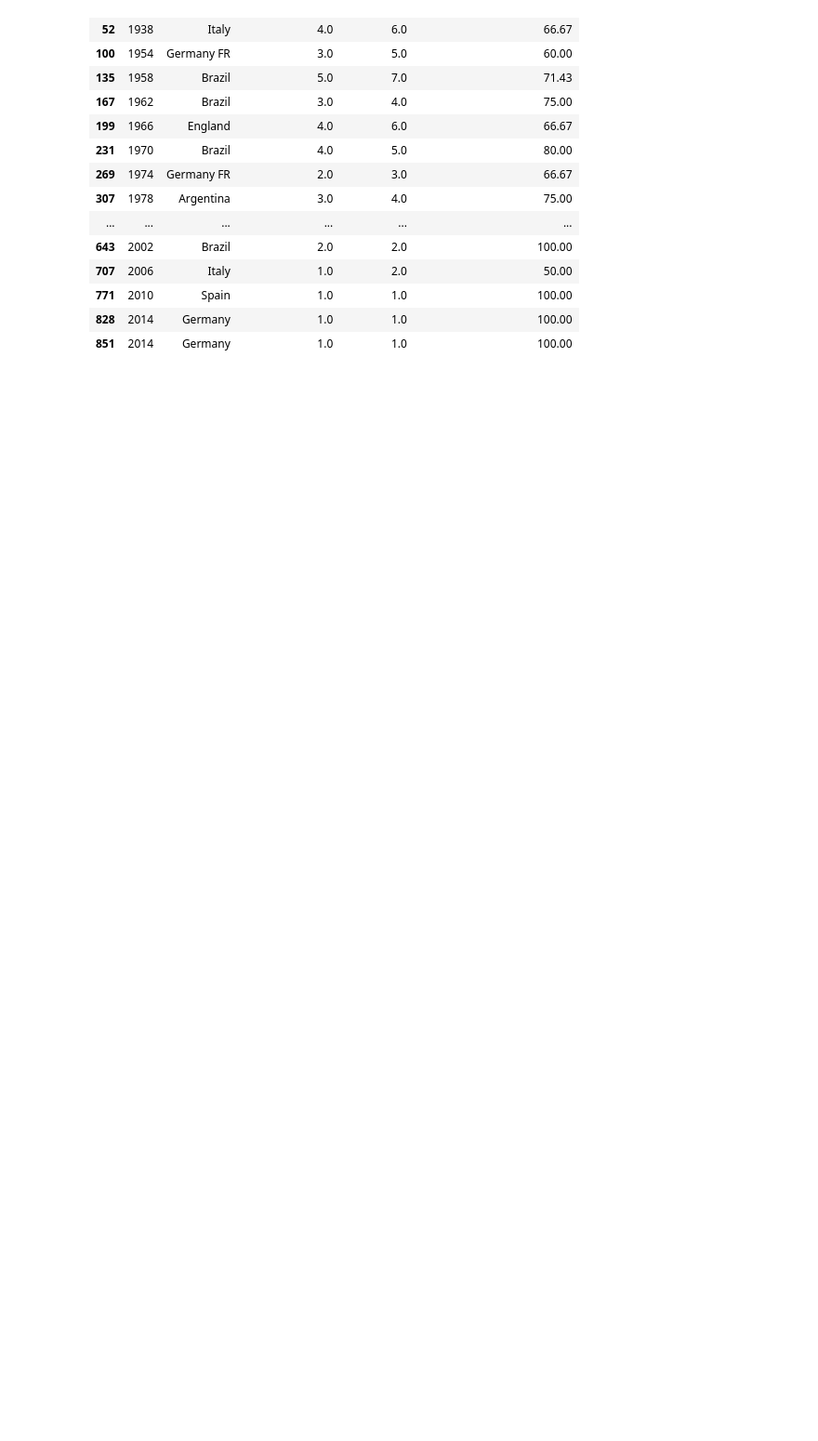
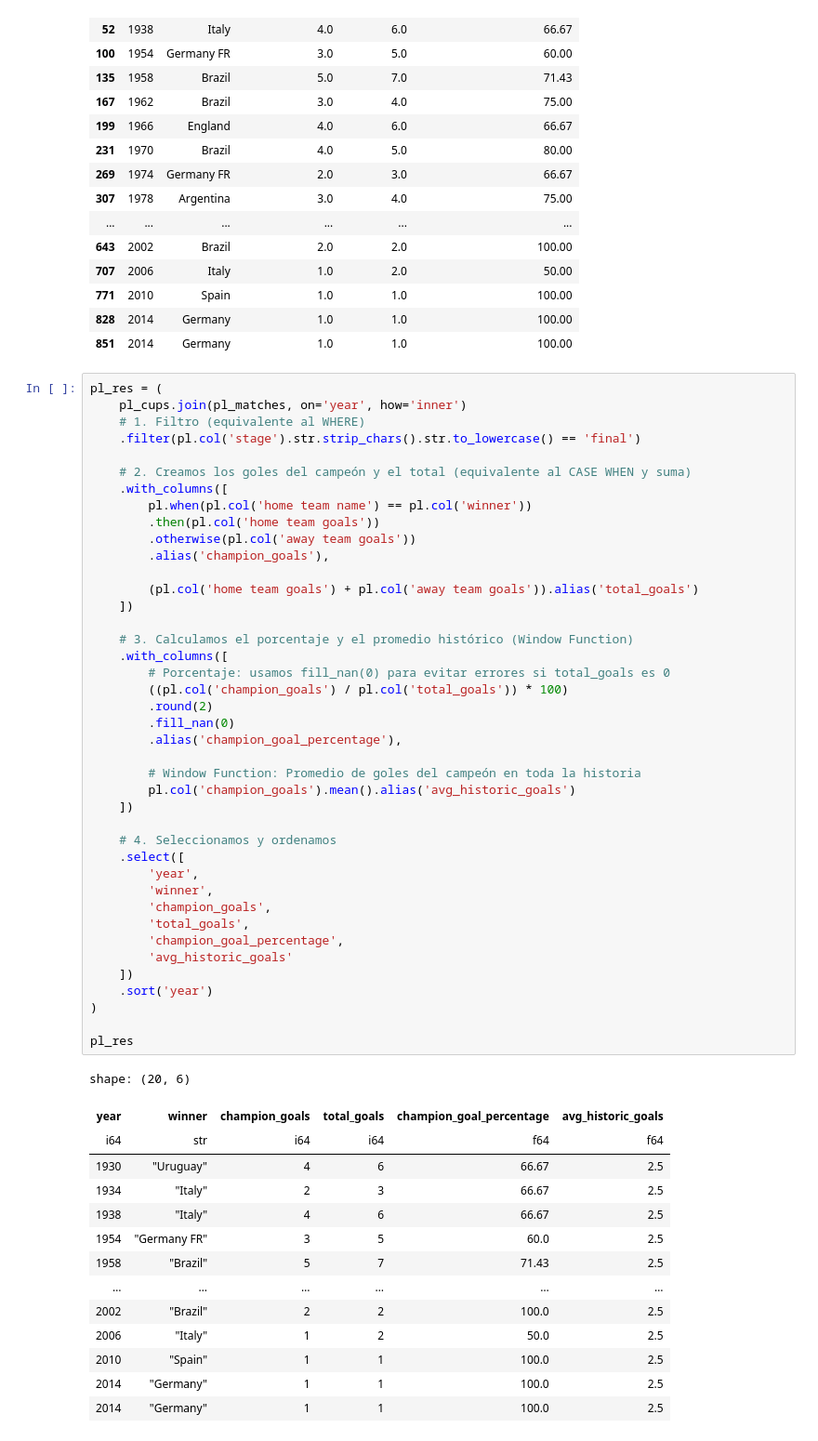
Before and after one commit to jcampillay8/Practica_Python_SQL, a Jupyter notebook: Fifa/001_fifa.ipynb, the cells around one changed output. Shown at 93% size. Saved outputs shown, nothing was run; the diff lists cells and outputs as text; blank space fills up the shorter version.

```diff
--- a/Fifa/001_fifa.ipynb
+++ b/Fifa/001_fifa.ipynb
@@ -721,3 +721,59 @@ res_final
 | 771 | 2010 | Spain | 1.0 | 1.0 | 100.00 |
 | 828 | 2014 | Germany | 1.0 | 1.0 | 100.00 |
 | 851 | 2014 | Germany | 1.0 | 1.0 | 100.00 |
+# %%
+pl_res = (
+    pl_cups.join(pl_matches, on='year', how='inner')
+    # 1. Filtro (equivalente al WHERE)
+    .filter(pl.col('stage').str.strip_chars().str.to_lowercase() == 'final')
+
+    # 2. Creamos los goles del campeón y el total (equivalente al CASE WHEN y suma)
+    .with_columns([
+        pl.when(pl.col('home team name') == pl.col('winner'))
+        .then(pl.col('home team goals'))
+        .otherwise(pl.col('away team goals'))
+        .alias('champion_goals'),
+
+        (pl.col('home team goals') + pl.col('away team goals')).alias('total_goals')
+    ])
+
+    # 3. Calculamos el porcentaje y el promedio histórico (Window Function)
+    .with_columns([
+        # Porcentaje: usamos fill_nan(0) para evitar errores si total_goals es 0
+        ((pl.col('champion_goals') / pl.col('total_goals')) * 100)
+        .round(2)
+        .fill_nan(0)
+        .alias('champion_goal_percentage'),
+
+        # Window Function: Promedio de goles del campeón en toda la historia
+        pl.col('champion_goals').mean().alias('avg_historic_goals')
+    ])
+
+    # 4. Seleccionamos y ordenamos
+    .select([
+        'year',
+        'winner',
+        'champion_goals',
+        'total_goals',
+        'champion_goal_percentage',
+        'avg_historic_goals'
+    ])
+    .sort('year')
+)
+
+pl_res
+# %% [output]
+shape: (20, 6)
+| year | winner | champion_goals | total_goals | champion_goal_percentage | avg_historic_goals |
+| i64 | str | i64 | i64 | f64 | f64 |
+| 1930 | "Uruguay" | 4 | 6 | 66.67 | 2.5 |
+| 1934 | "Italy" | 2 | 3 | 66.67 | 2.5 |
+| 1938 | "Italy" | 4 | 6 | 66.67 | 2.5 |
+| 1954 | "Germany FR" | 3 | 5 | 60.0 | 2.5 |
+| 1958 | "Brazil" | 5 | 7 | 71.43 | 2.5 |
+| … | … | … | … | … | … |
+| 2002 | "Brazil" | 2 | 2 | 100.0 | 2.5 |
+| 2006 | "Italy" | 1 | 2 | 50.0 | 2.5 |
+| 2010 | "Spain" | 1 | 1 | 100.0 | 2.5 |
+| 2014 | "Germany" | 1 | 1 | 100.0 | 2.5 |
+| 2014 | "Germany" | 1 | 1 | 100.0 | 2.5 |
```
Also changed, not shown: 6 other files.
